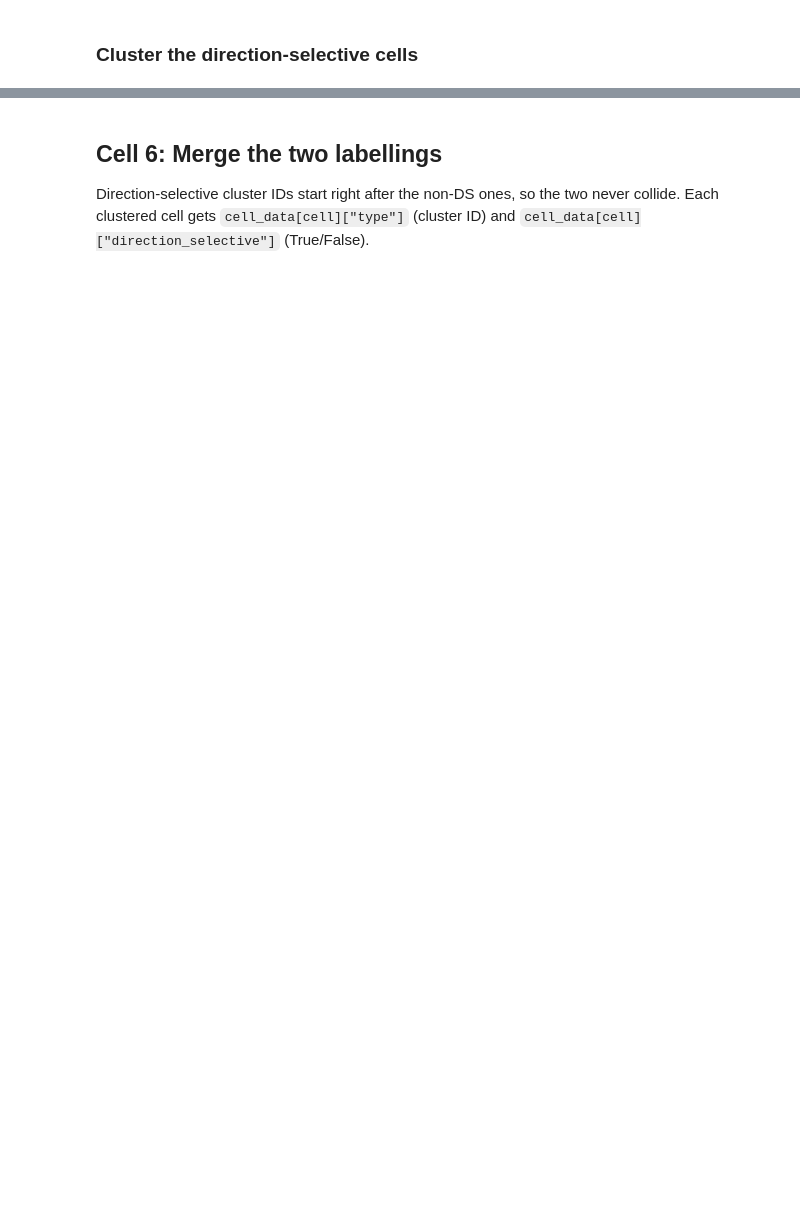
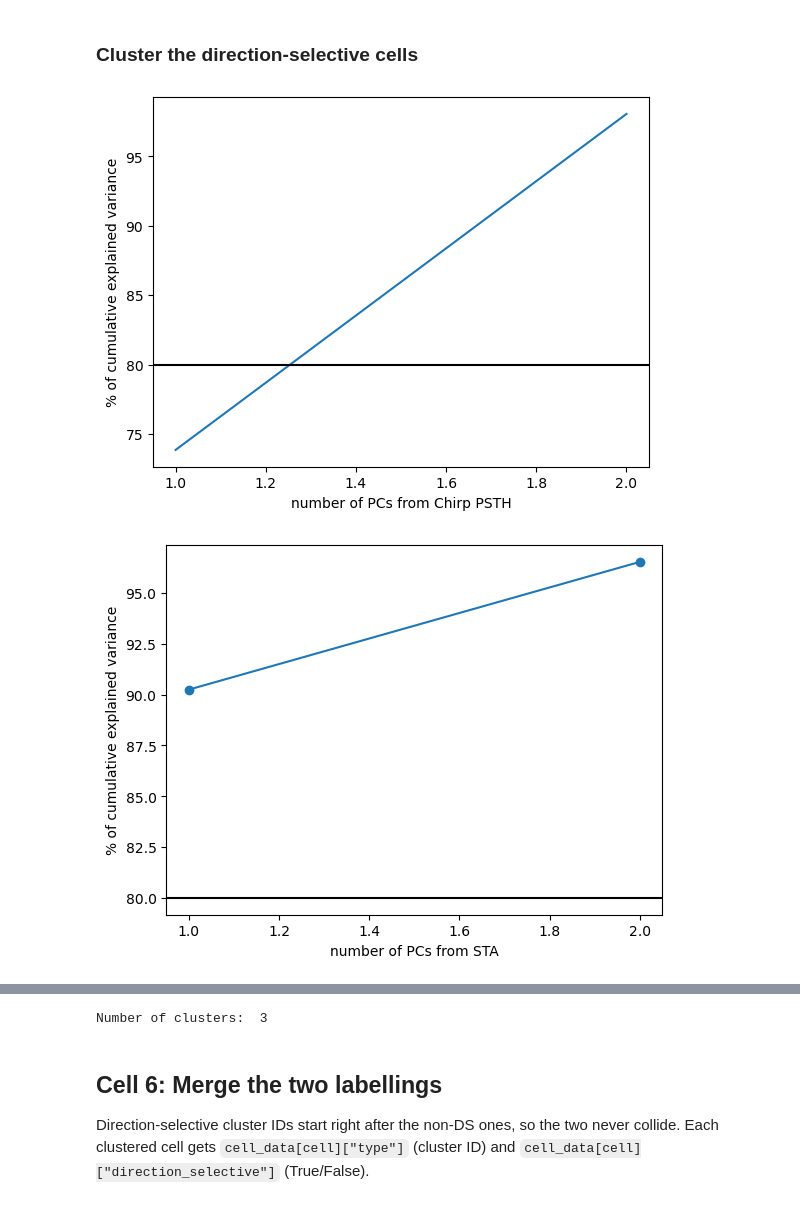
Before and after one commit to retinal-information-processing-lab/Standard_analysis_pipeline, a Jupyter notebook: 4-Chirp+Cell Typing.ipynb, the cells around one changed output, grey strips where cells are left out. Saved outputs shown, nothing was run; the diff lists cells and outputs as text; code cells hidden in the pictures; blank space fills up the shorter version.

```diff
--- a/4-Chirp+Cell Typing.ipynb
+++ b/4-Chirp+Cell Typing.ipynb
@@ -172,16 +376,19 @@ psth_z_non_ds, sta_results, model_non_ds, non_ds_cells = utils.run_cell_typing_A
 # %%
 # --- Cluster the DIRECTION-SELECTIVE cells (their own parameters) ---
 dist_thres_ds = 25
-n_components_psth_ds = 6
+n_components_psth_ds = 2
 n_components_sta_tc_ds = 2
 
 # ds_cells is likewise updated to the cells actually clustered (flat/NaN ones dropped).
 psth_z_ds, _, model_ds, ds_cells = utils.run_cell_typing_AC(
     dist_thres_ds,
     n_components_psth_ds,
     n_components_sta_tc_ds,
     cell_data,
     ds_cells,
     check_directory,
     sparse,
 )
+# %% [output]
+[figure, added]
+[figure, added]
@@ -188,3 +397,4 @@ psth_z_ds, _, model_ds, ds_cells = utils.run_cell_typing_AC(
+Number of clusters:  3
 # %% [markdown]
 ## Cell 6: Merge the two labellings
 
```
Also changed, not shown: parts of 12 cells of this notebook, 2 other files.
